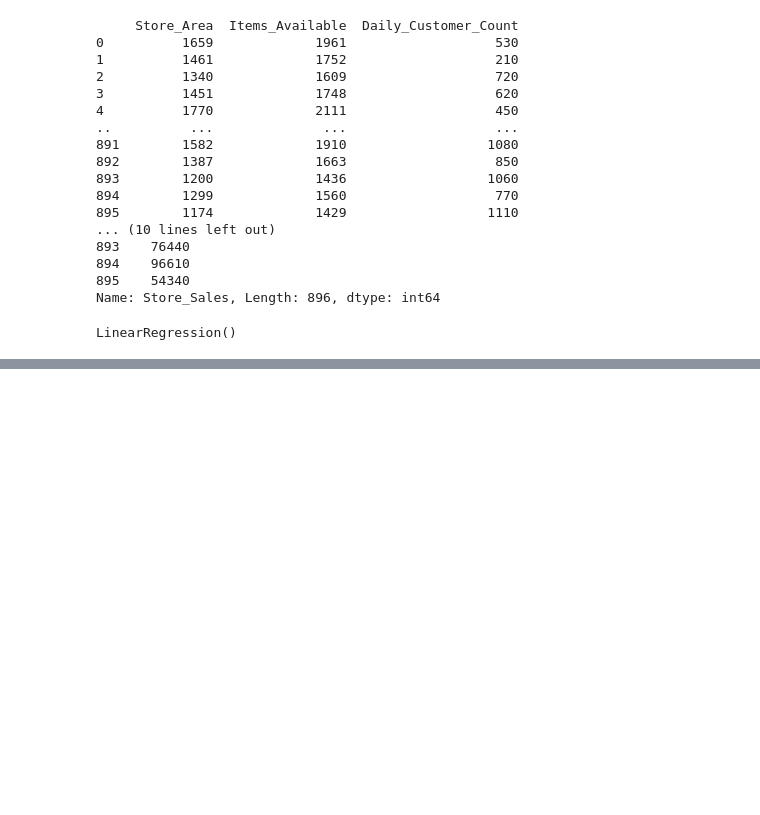
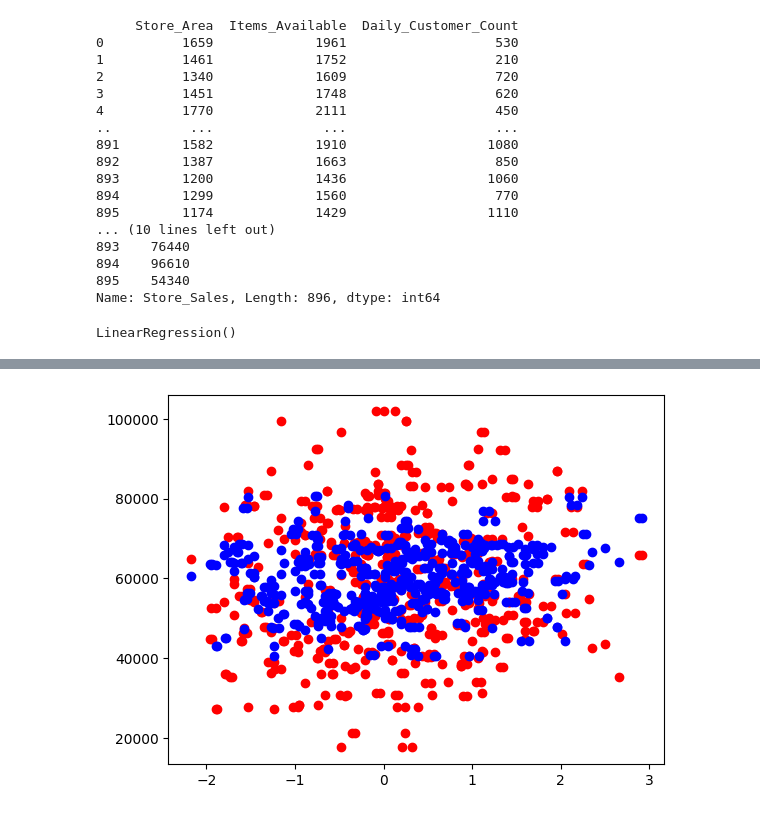
Before and after one commit to Rishabhjain2003/Sales-Analysis, a Jupyter notebook: Sales_Analysis.ipynb, the cells around one changed output, grey strips where cells are left out. Cells and saved outputs as stored; diff of their text form; code cells hidden in the pictures; blank space fills up the shorter version.

```diff
--- a/Sales_Analysis.ipynb
+++ b/Sales_Analysis.ipynb
@@ -148,0 +157,6 @@ Mean squared error: 333632069.24366665
+# %%
+plt.plot(X_test, y_test, 'ro')
+plt.plot(X_test, y_pred, 'bo')
+plt.show()
+# %% [output]
+[figure, added]
```
Also changed, not shown: parts of 7 cells of this notebook.
